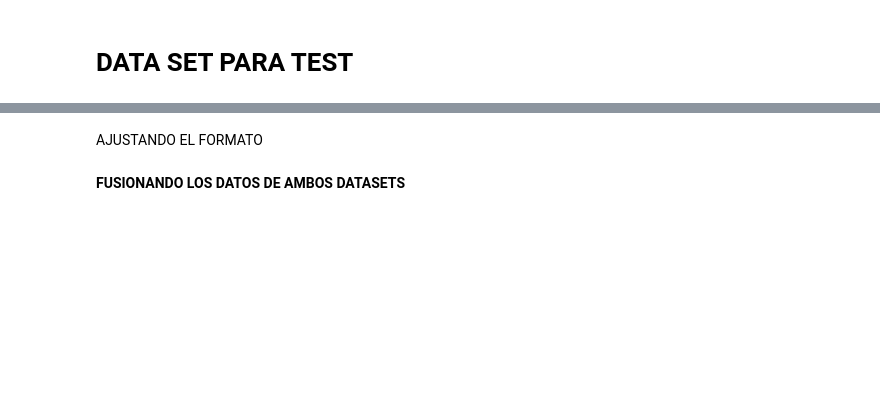
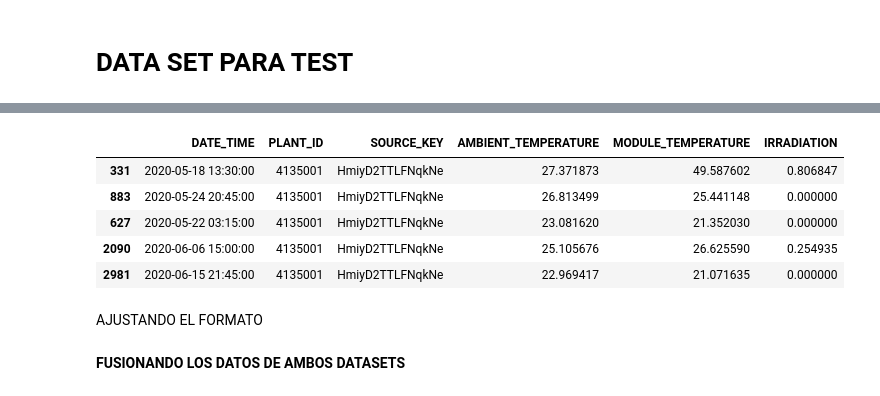
Before and after one commit to Mbenitez11/Prediccion-de-Irradiacion, a Jupyter notebook: notebooks/Analisis_y_optimización_de_datos.ipynb, the cells around one changed output, grey strips where cells are left out. Saved outputs shown, nothing was run; the diff lists cells and outputs as text; code cells hidden in the pictures; blank space fills up the shorter version.

```diff
--- a/notebooks/Analisis_y_optimización_de_datos.ipynb
+++ b/notebooks/Analisis_y_optimización_de_datos.ipynb
@@ -176,3 +200,17 @@ weather_data_test = pd.read_csv('https://raw.githubusercontent.com/Mbenitez11/Pr
+# %%
+weather_data_test.sample(5).style.set_properties(
+    **{
+        'background-color': 'pink',
+        'color': 'Black',
+        'border-color': 'darkblack'
+    })
+# %% [output]
+|  | DATE_TIME | PLANT_ID | SOURCE_KEY | AMBIENT_TEMPERATURE | MODULE_TEMPERATURE | IRRADIATION |
+| 331 | 2020-05-18 13:30:00 | 4135001 | HmiyD2TTLFNqkNe | 27.371873 | 49.587602 | 0.806847 |
+| 883 | 2020-05-24 20:45:00 | 4135001 | HmiyD2TTLFNqkNe | 26.813499 | 25.441148 | 0.000000 |
+| 627 | 2020-05-22 03:15:00 | 4135001 | HmiyD2TTLFNqkNe | 23.081620 | 21.352030 | 0.000000 |
+| 2090 | 2020-06-06 15:00:00 | 4135001 | HmiyD2TTLFNqkNe | 25.105676 | 26.625590 | 0.254935 |
+| 2981 | 2020-06-15 21:45:00 | 4135001 | HmiyD2TTLFNqkNe | 22.969417 | 21.071635 | 0.000000 |
 # %% [markdown]
 AJUSTANDO EL FORMATO
 # %%
```
Also changed, not shown: parts of 28 cells of this notebook, 2 other files.
